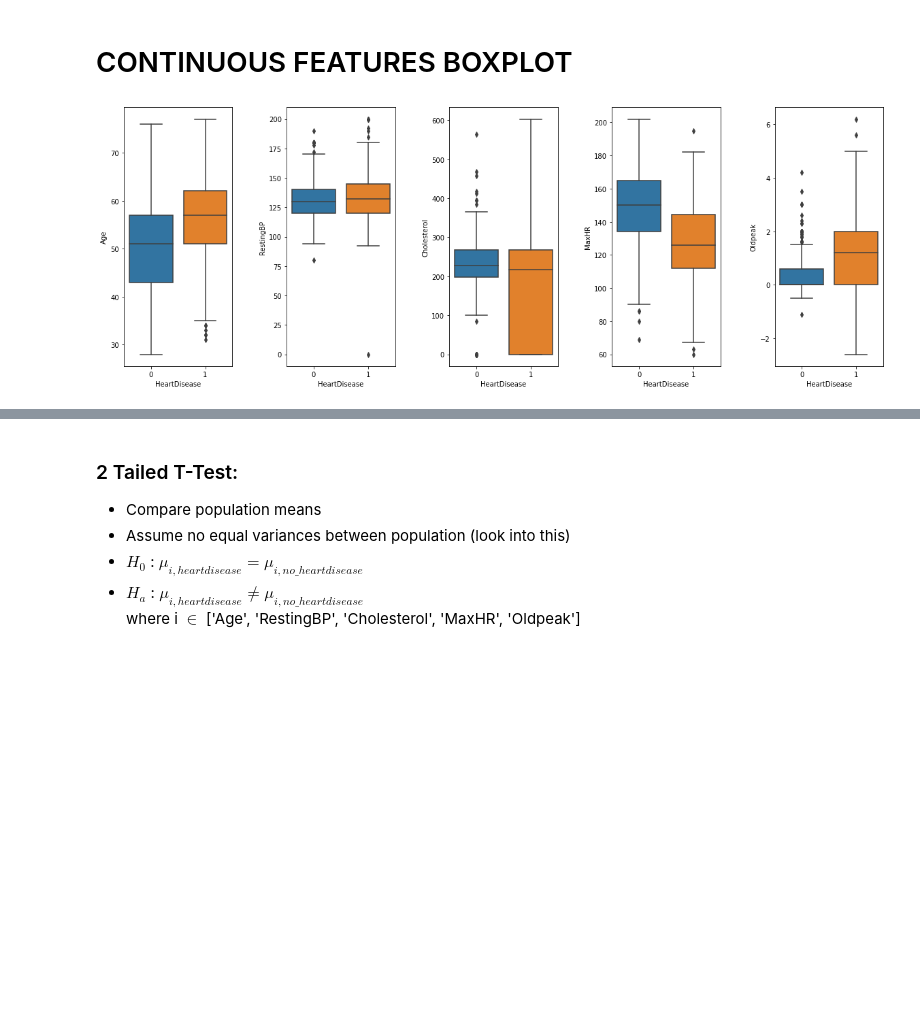
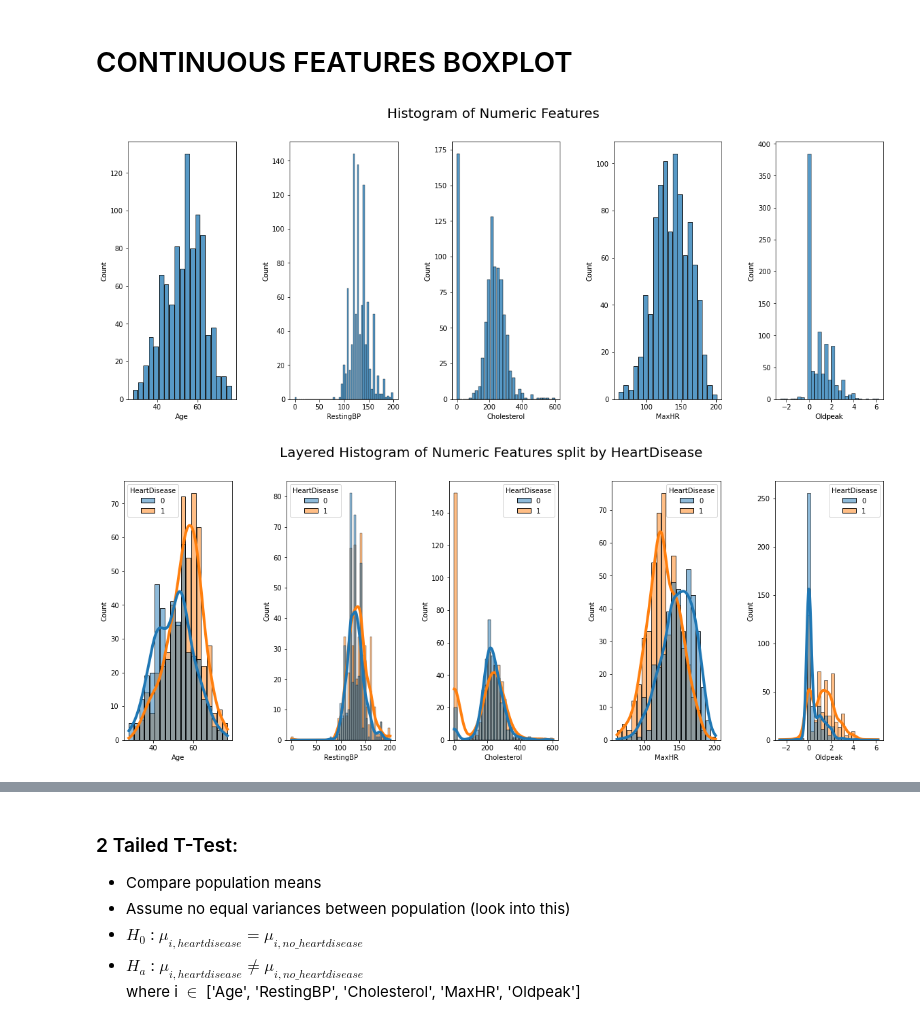
Before and after one commit to EmeryK-1/DataMadness, a Jupyter notebook: Analysis.ipynb, the cells around one changed output, grey strips where cells are left out. Drawn from its saved outputs; the diff is of its cells as text; code cells hidden in the pictures; blank space fills up the shorter version.

```diff
--- a/Analysis.ipynb
+++ b/Analysis.ipynb
@@ -100,9 +92,10 @@ plot(sns.histplot, set(ohe_cols+bin_cols), df.replace({0: 'N', 1:'Y'}), hue='Hea
 # %% [markdown]
 # CONTINUOUS FEATURES BOXPLOT
-# %%
-non_bin =df.drop(columns=ohe_cols+bin_cols)
-selection = non_bin.columns.tolist()
-
-plot(sns.boxplot, selection, df, x='HeartDisease', y='col')
-# %% [output]
-[figure, removed]
+# %%
+non_bin =df.drop(columns=ohe_cols+bin_cols+['HeartDisease'])
+selection = non_bin.columns.tolist()
+histogram(df, selection, equal_scales=False, title='Histogram of Numeric Features')
+separate_histogram(df, selection, equal_scales=False, kde=True, title = 'Layered Histogram of Numeric Features split by HeartDisease')
+# %% [output]
+[figure, added]
+[figure, added]
```
Also changed, not shown: parts of 31 cells of this notebook.
